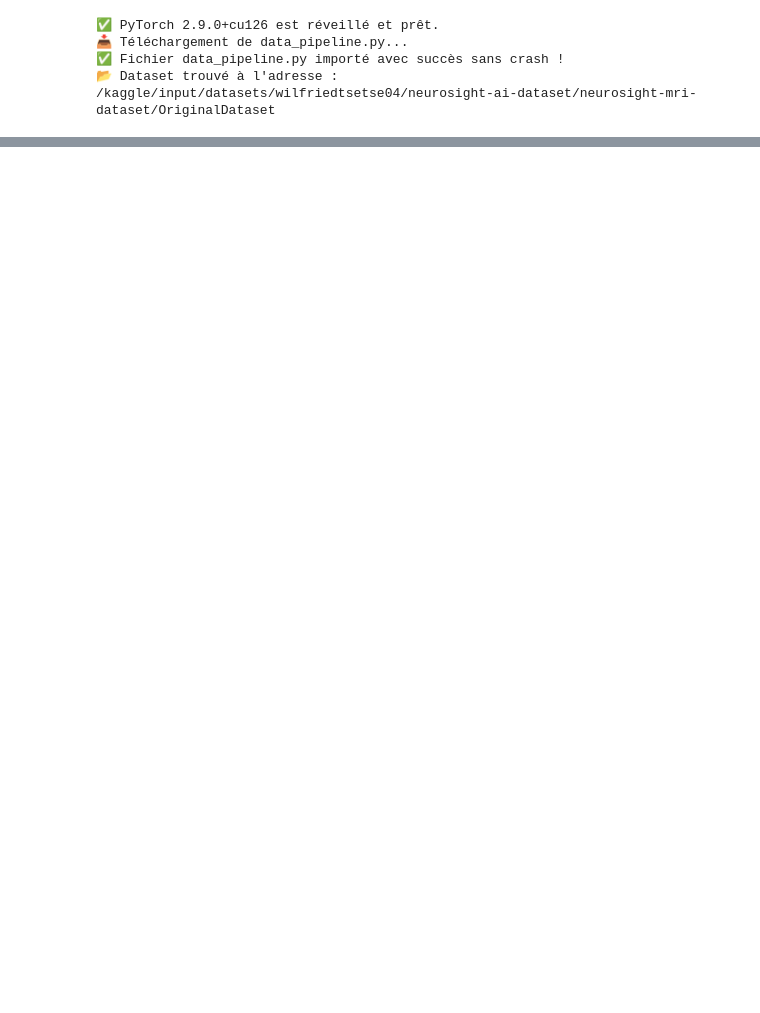
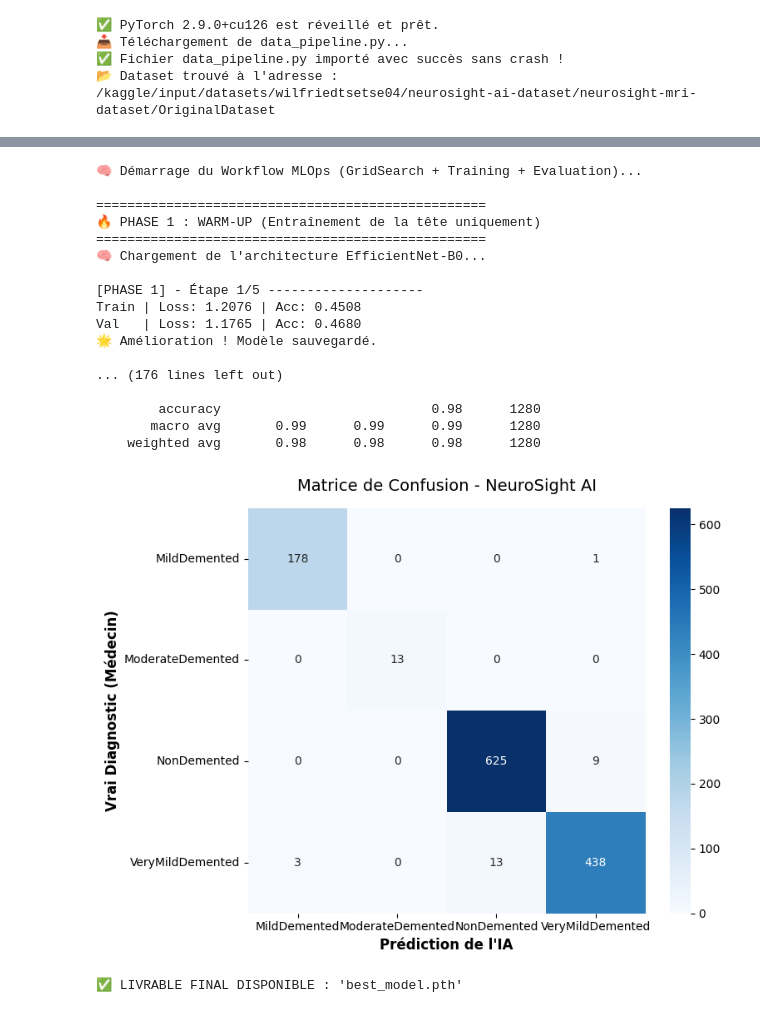
Before and after one commit to wekt2k04/NeuroSight_AI, a Jupyter notebook: notebooks/NeuroSight_Analysis.ipynb, the cells around one changed output, grey strips where cells are left out. Saved outputs shown, nothing was run; the diff lists cells and outputs as text; code cells hidden in the pictures; blank space fills up the shorter version.

```diff
--- a/notebooks/NeuroSight_Analysis.ipynb
+++ b/notebooks/NeuroSight_Analysis.ipynb
@@ -103,0 +288,35 @@ plt.show()
+# %%
+# ==========================================
+# CELLULE 3 : L'USINE À INTELLIGENCE (TRAINING & GRID SEARCH)
+# ==========================================
+
+# Lancement de la Pipeline Complète
+# Rappel : train_loader, test_loader et classes ont été définis dans la Cellule 1
+if 'train_loader' in locals() and 'test_loader' in locals():
+    print("\n🧠 Démarrage du Workflow MLOps (GridSearch + Training + Evaluation)...")
+
+    # Cette ligne fait TOUT : Cherche les paramètres -> Entraîne -> Affiche les graphiques
+    best_model, training_history = run_full_training(train_loader, test_loader, classes)
+
+else:
+    print("❌ Erreur : Les DataLoaders ne sont pas chargés. Exécutez d'abord la Cellule 1.")
+# %% [output]
+🧠 Démarrage du Workflow MLOps (GridSearch + Training + Evaluation)...
+
+==================================================
+🔥 PHASE 1 : WARM-UP (Entraînement de la tête uniquement)
+==================================================
+🧠 Chargement de l'architecture EfficientNet-B0...
+
+[PHASE 1] - Étape 1/5 --------------------
+Train | Loss: 1.2076 | Acc: 0.4508
+Val   | Loss: 1.1765 | Acc: 0.4680
+🌟 Amélioration ! Modèle sauvegardé.
+
+... (176 lines left out)
+
+        accuracy                           0.98      1280
+       macro avg       0.99      0.99      0.99      1280
+    weighted avg       0.98      0.98      0.98      1280
+[figure, added]
+✅ LIVRABLE FINAL DISPONIBLE : 'best_model.pth'
```
Also changed, not shown: parts of 3 cells of this notebook.
